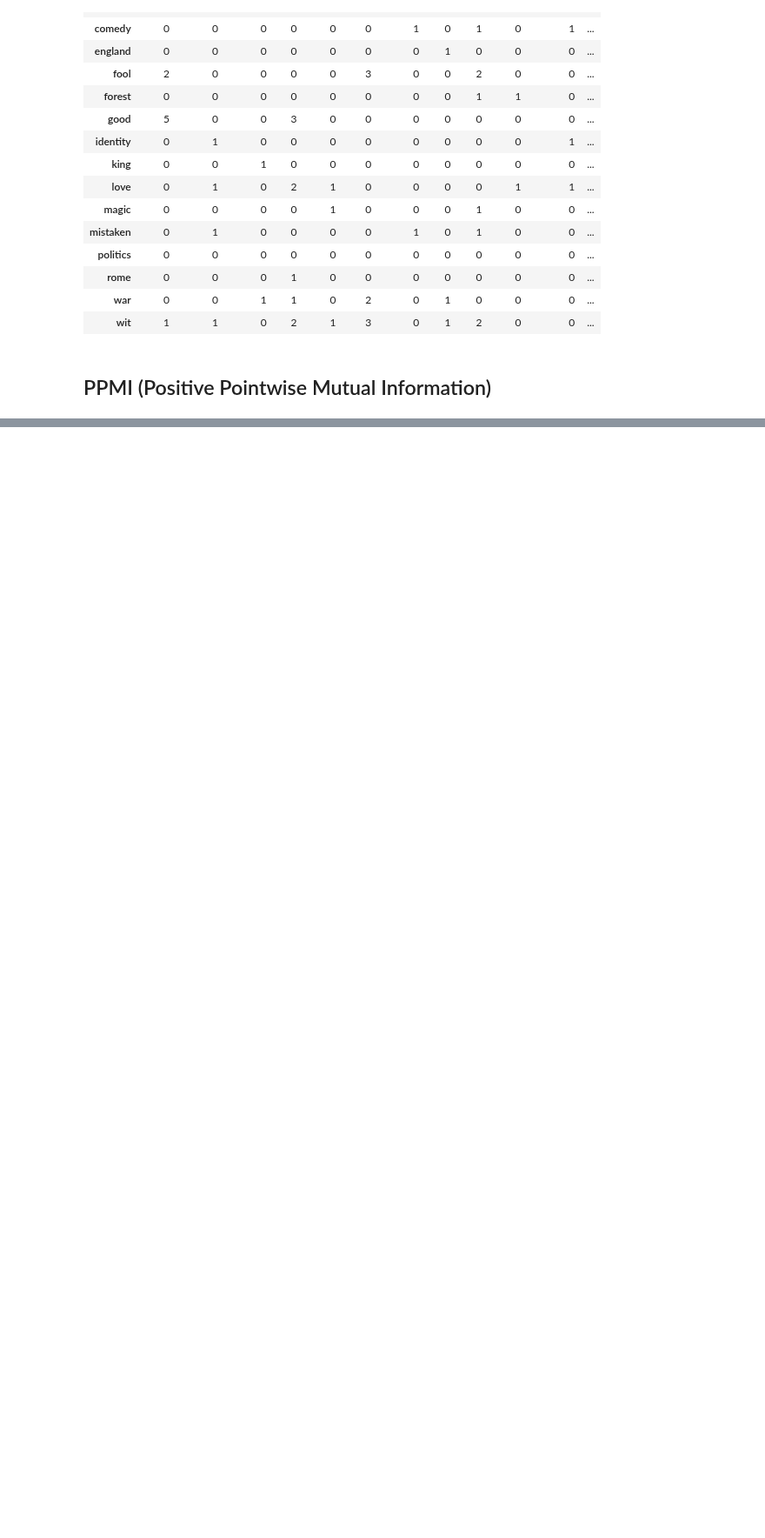
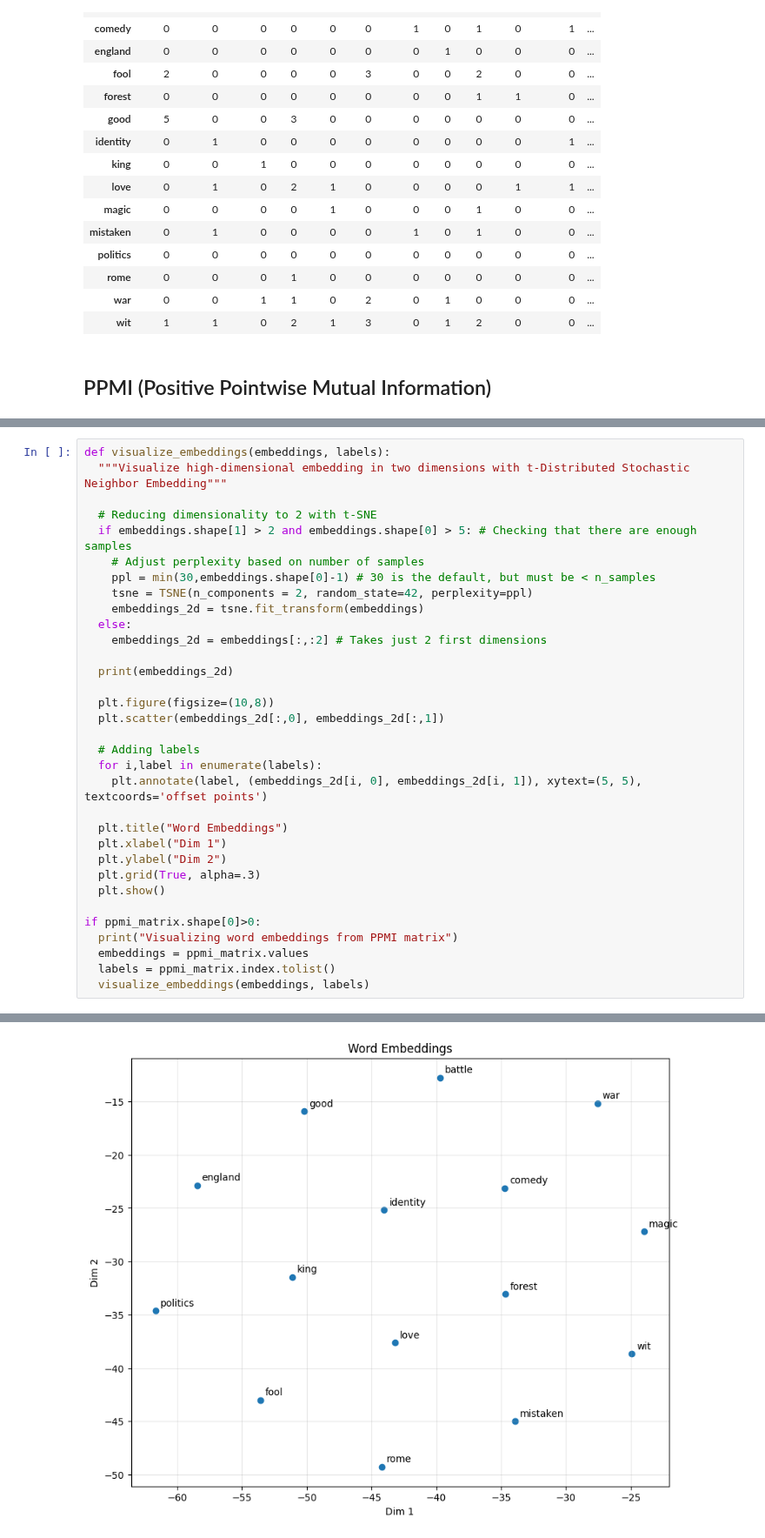
Before and after one commit to bltzr75/Practices_with_Speech_and_Language_Processing_Jurafsky_and_Martin, a Jupyter notebook: 6/Chapter_6.ipynb, the cells around one changed output, grey strips where cells are left out. Shown at 87% size. Drawn from its saved outputs; the diff is of its cells as text; blank space fills up the shorter version.

Commit message:
Added Cosine similarity, Word2Vec, SkipGram, Embeddings, visualizations and examples.

```diff
--- a/6/Chapter_6.ipynb
+++ b/6/Chapter_6.ipynb
@@ -299,0 +434,34 @@ compute_ppmi(cooc_matrix, alpha = 0.75)
+# %%
+def visualize_embeddings(embeddings, labels):
+  """Visualize high-dimensional embedding in two dimensions with t-Distributed Stochastic Neighbor Embedding"""
+
+  # Reducing dimensionality to 2 with t-SNE
+  if embeddings.shape[1] > 2 and embeddings.shape[0] > 5: # Checking that there are enough samples
+    # Adjust perplexity based on number of samples
+    ppl = min(30,embeddings.shape[0]-1) # 30 is the default, but must be < n_samples
+    tsne = TSNE(n_components = 2, random_state=42, perplexity=ppl)
+    embeddings_2d = tsne.fit_transform(embeddings)
+  else:
+    embeddings_2d = embeddings[:,:2] # Takes just 2 first dimensions
+
+  print(embeddings_2d)
+
+  plt.figure(figsize=(10,8))
+  plt.scatter(embeddings_2d[:,0], embeddings_2d[:,1])
+
+  # Adding labels
+  for i,label in enumerate(labels):
+    plt.annotate(label, (embeddings_2d[i, 0], embeddings_2d[i, 1]), xytext=(5, 5), textcoords='offset points')
+
+  plt.title("Word Embeddings")
+  plt.xlabel("Dim 1")
+  plt.ylabel("Dim 2")
+  plt.grid(True, alpha=.3)
+  plt.show()
+
+if ppmi_matrix.shape[0]>0:
+  print("Visualizing word embeddings from PPMI matrix")
+  embeddings = ppmi_matrix.values
+  labels = ppmi_matrix.index.tolist()
+  visualize_embeddings(embeddings, labels)
+# %% [output]
@@ -299,0 +484 @@ compute_ppmi(cooc_matrix, alpha = 0.75)
+[figure, added]
```
Also changed, not shown: parts of 13 cells of this notebook, 1 other file.
